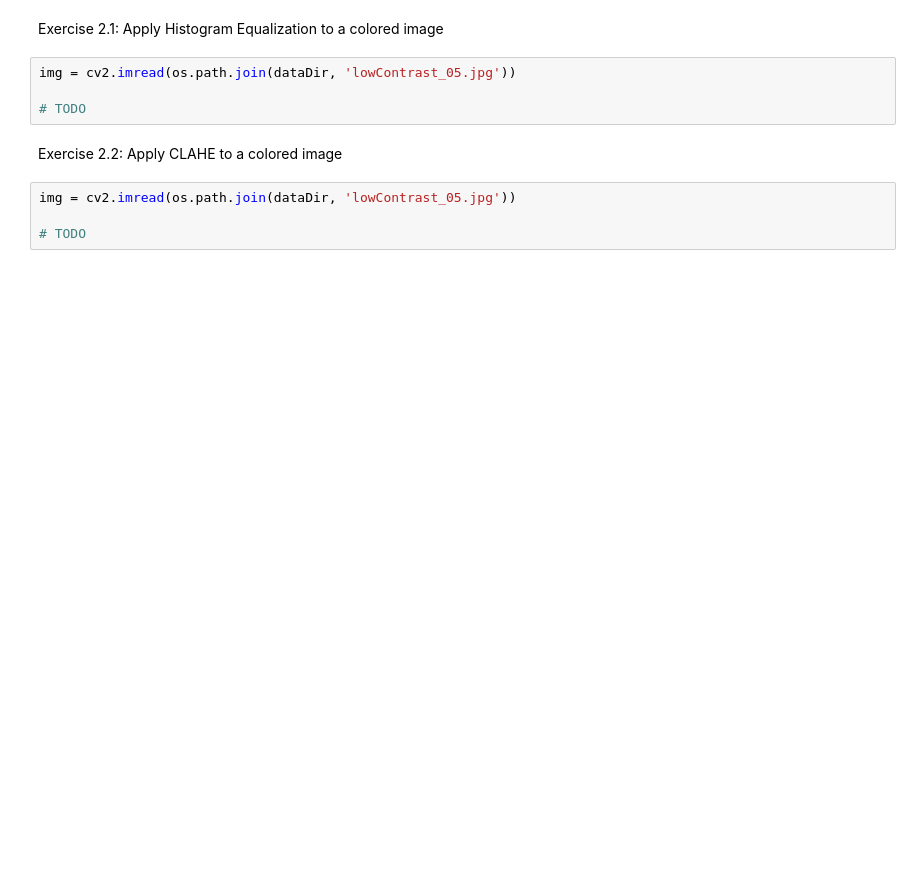
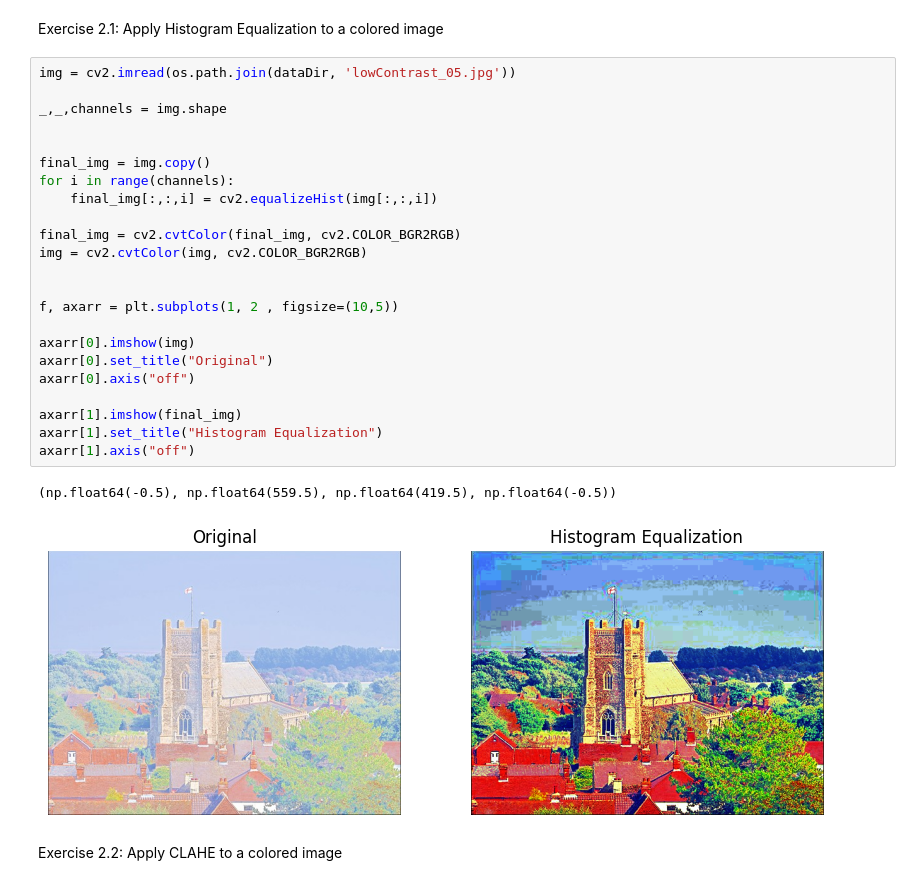
Before and after one commit to PedroMMarinho/FEUP-CV, a Jupyter notebook: lab2/02-image-enhancement.ipynb, the cells around one changed output. Drawn from its saved outputs; the diff is of its cells as text; blank space fills up the shorter version.

```diff
--- a/lab2/02-image-enhancement.ipynb
+++ b/lab2/02-image-enhancement.ipynb
@@ -214,12 +285,30 @@ _ = plt.axis("off")
 # %% [markdown]
 Exercise 2.1: Apply Histogram Equalization to a colored image
-# %%
-img = cv2.imread(os.path.join(dataDir, 'lowContrast_05.jpg'))
-
-# TODO
+# %%
+img = cv2.imread(os.path.join(dataDir, 'lowContrast_05.jpg'))
+
+_,_,channels = img.shape
+
+
+final_img = img.copy()
+for i in range(channels):
+    final_img[:,:,i] = cv2.equalizeHist(img[:,:,i])
+
+final_img = cv2.cvtColor(final_img, cv2.COLOR_BGR2RGB)
+img = cv2.cvtColor(img, cv2.COLOR_BGR2RGB)
+
+
+f, axarr = plt.subplots(1, 2 , figsize=(10,5))
+
+axarr[0].imshow(img)
+axarr[0].set_title("Original")
+axarr[0].axis("off")
+
+axarr[1].imshow(final_img)
+axarr[1].set_title("Histogram Equalization")
+axarr[1].axis("off")
+# %% [output]
+(np.float64(-0.5), np.float64(559.5), np.float64(419.5), np.float64(-0.5))
+[figure, added]
 # %% [markdown]
 Exercise 2.2: Apply CLAHE to a colored image
-# %%
-img = cv2.imread(os.path.join(dataDir, 'lowContrast_05.jpg'))
-
-# TODO
```
Also changed, not shown: parts of 8 cells of this notebook.
